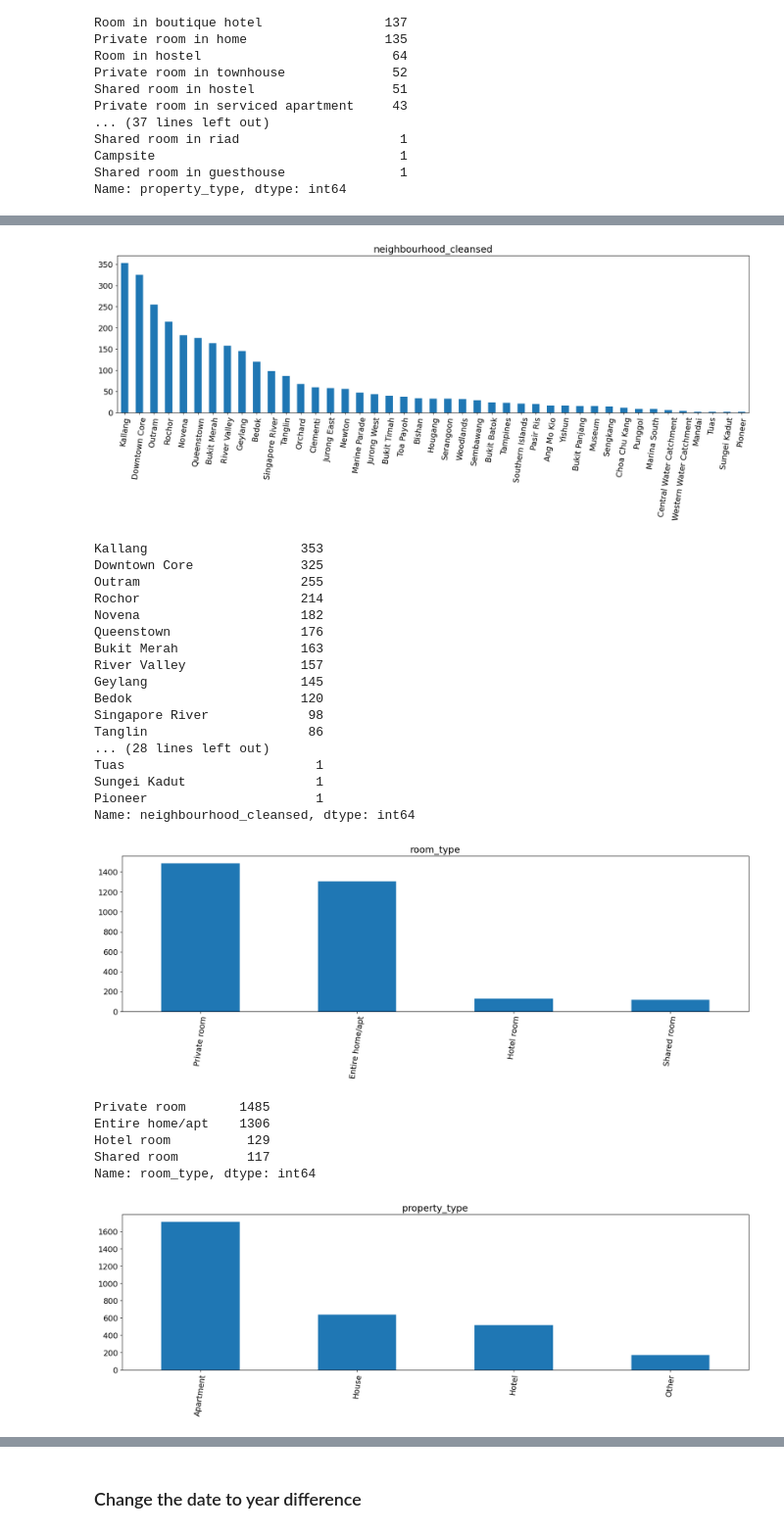
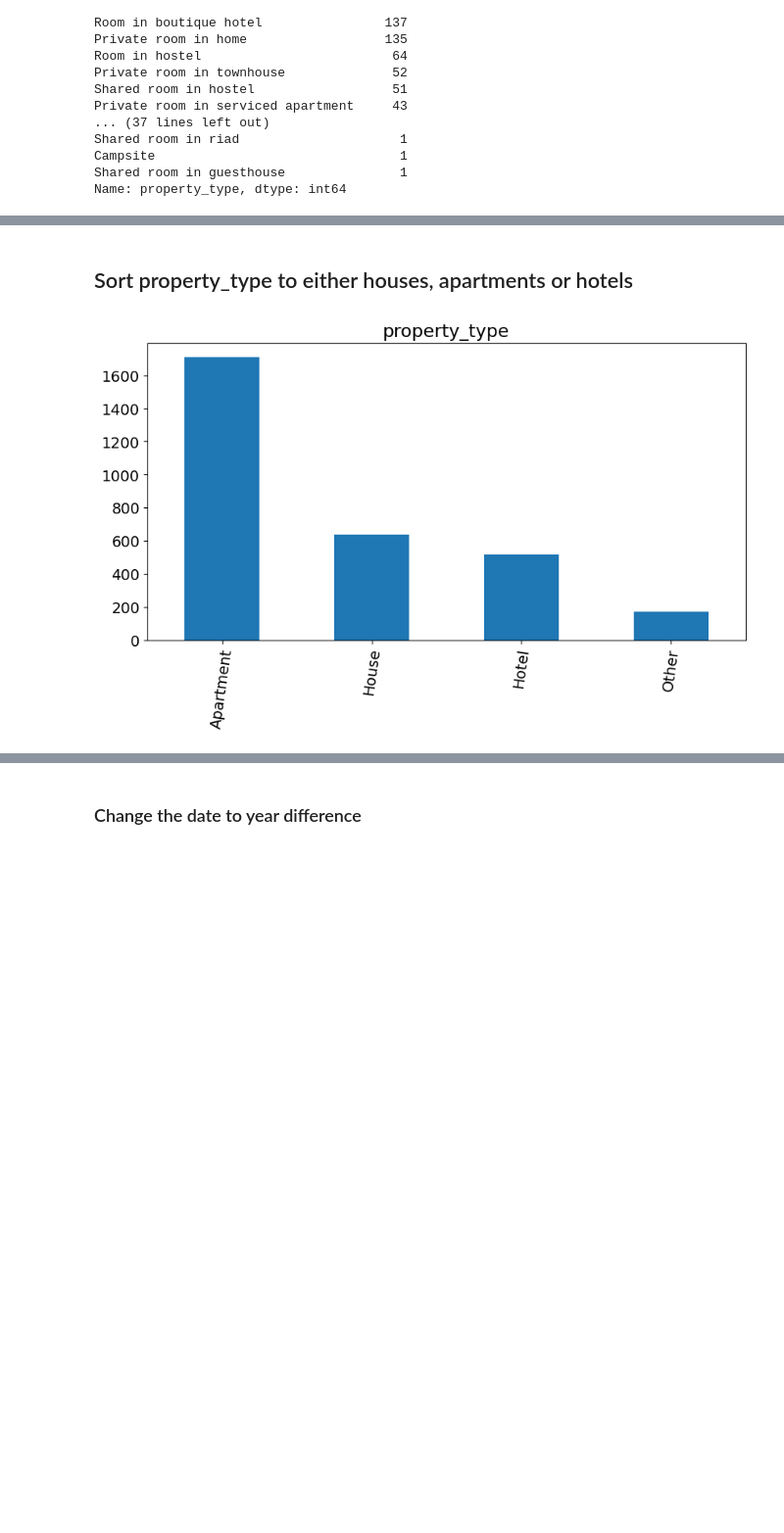
Before and after one commit to jingjietan/sc1015-project, a Jupyter notebook: data-preparation.ipynb, the cells around one changed output, grey strips where cells are left out. Shown at 98% size. Saved outputs shown, nothing was run; the diff lists cells and outputs as text; code cells hidden in the pictures; blank space fills up the shorter version.

```diff
--- a/data-preparation.ipynb
+++ b/data-preparation.ipynb
@@ -36,6 +36,11 @@ def category_count_plot(col, figsize=(8,4)):
 ## Loading Data
 # %%
 df = pd.read_csv('data/listings.csv')
+
+# Set max width for column
+pd.set_option('display.max_colwidth', 30)
+
+# Display truncated version of column
 df.head()
 # %% [output]
 |  | id | listing_url | scrape_id | last_scraped | source | name | description | neighborhood_overview | ... |
@@ -163,5 +153,9 @@ Name: property_type, dtype: int64
 # %%
 for col in ['neighbourhood_cleansed', 'room_type', 'property_type']:
     category_count_plot(col, figsize=(20,5))
-    print(df[col].value_counts(normalize=True))
+    neighbourhood_count = df[col].value_counts(normalize=False)
+    neighbourhood_percent = df[col].value_counts(normalize=True)
+    concatenated1 = pd.concat([neighbourhood_count,neighbourhood_percent], axis=1)
+    concatenated1.columns = ['Count','%']
+    display(concatenated1)
 # %% [output]
@@ -210,3 +204,5 @@ Name: property_type, dtype: float64
+# %% [markdown]
+## Sort property_type to either houses, apartments or hotels
 # %%
 # Sort them to either houses, apartments or hotels
 df['property_type'].replace({
@@ -234,33 +230,13 @@ df['property_type'].replace({
 df.loc[~df.property_type.isin(['House', 'Apartment', 'Hotel']), 'property_type'] = 'Other'
 # %%
 plt.rcParams['font.size'] = 14
-plt.rcParams['figure.figsize'] = 20, 20
-for col in ['neighbourhood_cleansed', 'room_type', 'property_type']:
-    category_count_plot(col, figsize=(20,5))
-    print(df[col].value_counts(normalize=False))
+plt.rcParams['figure.figsize'] = 10, 10
+for col in ['property_type']:
+    category_count_plot(col, figsize=(10,5))
+    neighbourhood_count = df[col].value_counts(normalize=False)
+    neighbourhood_percent = df[col].value_counts(normalize=True)
+    concatenated2 = pd.concat([neighbourhood_count,neighbourhood_percent], axis=1)
+    concatenated2.columns = ['Count','%']
+    display(concatenated2)
 # %% [output]
-[figure, old version]
+[figure, new version]
-Kallang                    353
-Downtown Core              325
-Outram                     255
-Rochor                     214
-Novena                     182
-Queenstown                 176
-Bukit Merah                163
-River Valley               157
-Geylang                    145
-Bedok                      120
-Singapore River             98
-Tanglin                     86
-... (28 lines left out)
-Tuas                         1
-Sungei Kadut                 1
-Pioneer                      1
-Name: neighbourhood_cleansed, dtype: int64
-[figure, removed]
-Private room       1485
-Entire home/apt    1306
-Hotel room          129
-Shared room         117
-Name: room_type, dtype: int64
-[figure, removed]
```
Also changed, not shown: parts of 24 cells of this notebook, 2 other files.
